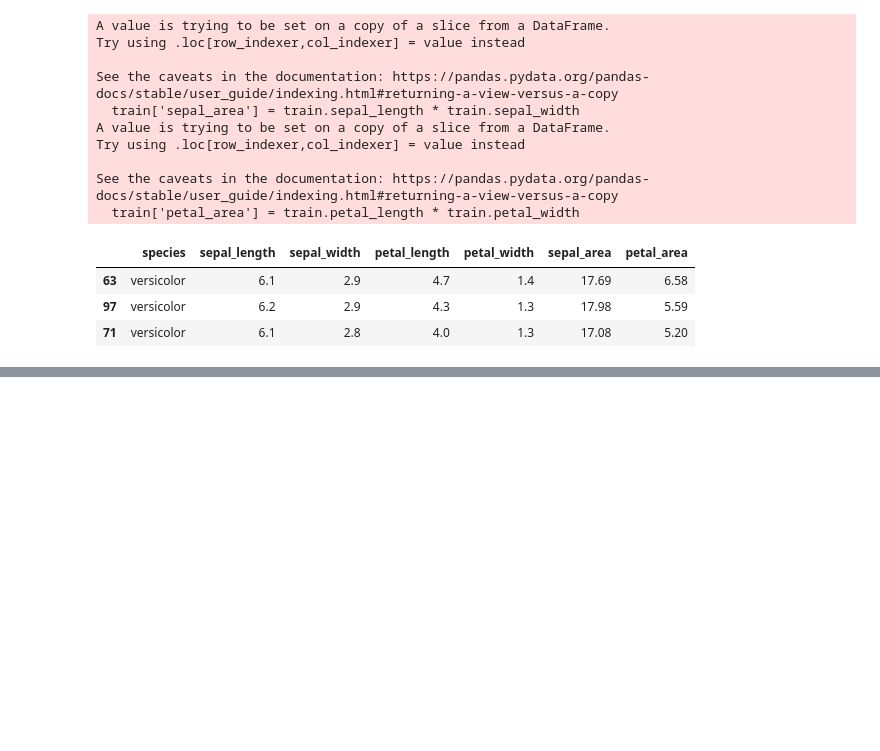
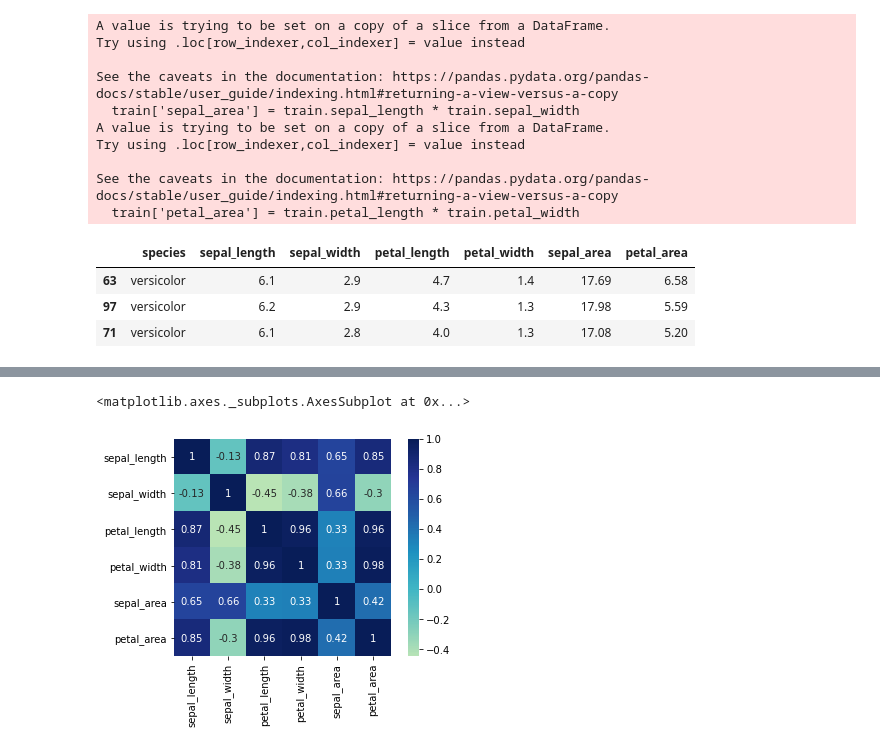
Before and after one commit to KwameTaylor/classification-exercises, a Jupyter notebook: classification_exercises.ipynb, the cells around one changed output, grey strips where cells are left out. Cells and saved outputs as stored; diff of their text form; code cells hidden in the pictures; blank space fills up the shorter version.

```diff
--- a/classification_exercises.ipynb
+++ b/classification_exercises.ipynb
@@ -535,0 +550,3 @@ plt.tight_layout()
+# %%
+corr = train.corr()
+corr
@@ -535,0 +561,5 @@ plt.tight_layout()
+# %%
+sns.heatmap(corr, cmap="YlGnBu", center=0, annot=True, square=True)
+# %% [output]
+<matplotlib.axes._subplots.AxesSubplot at 0x...>
+[figure, added]
```
Also changed, not shown: parts of 10 cells of this notebook.
